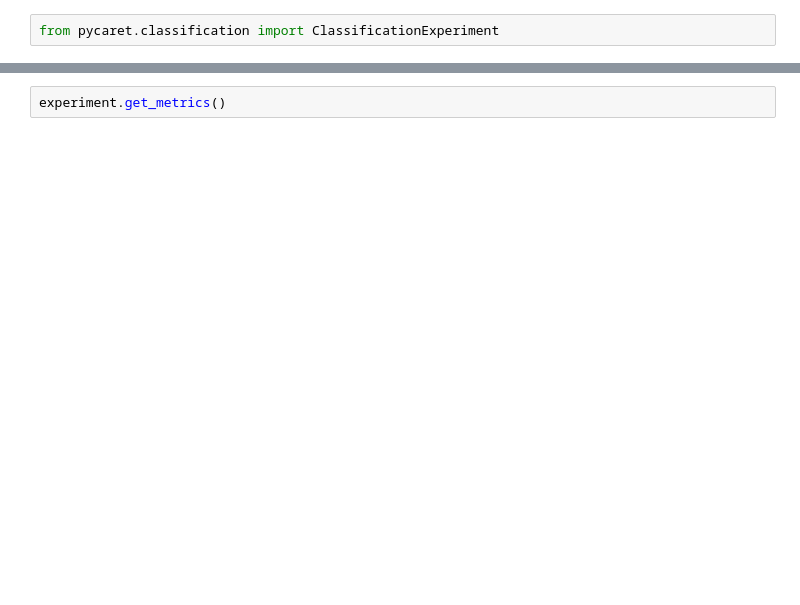
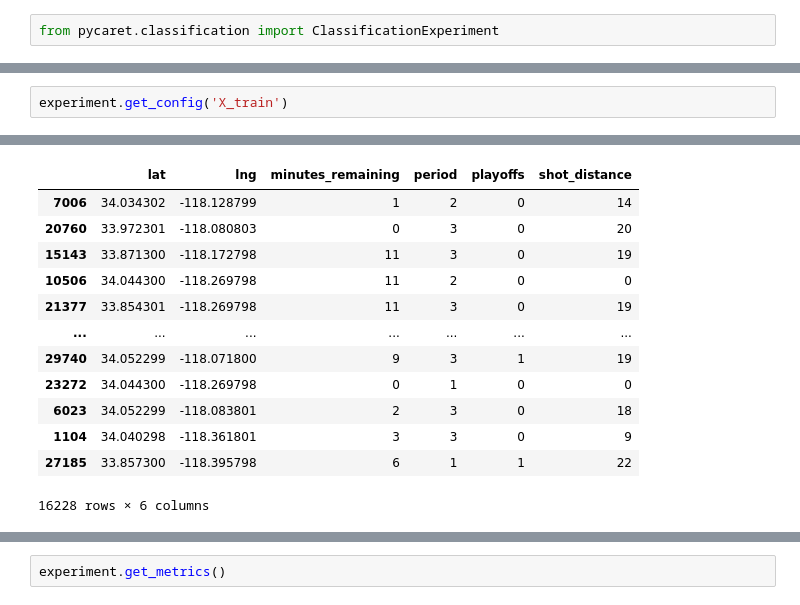
Before and after one commit to thealexandrelara/project-infnet-engenharia-de-machine-learning, a Jupyter notebook: notebooks/model_training.ipynb, the cells around one changed output, grey strips where cells are left out. Drawn from its saved outputs; the diff is of its cells as text; blank space fills up the shorter version.

```diff
--- a/notebooks/model_training.ipynb
+++ b/notebooks/model_training.ipynb
@@ -80,3 +81,6 @@ experiment.setup(
 [interactive output not drawn]
 [interactive output not drawn]
 <pycaret.classification.oop.ClassificationExperiment object at 0x...>
+# %%
+experiment.get_config('X_train')
+# %% [output]
@@ -82,0 +88,13 @@ experiment.setup(
+|  | lat | lng | minutes_remaining | period | playoffs | shot_distance |
+| 7006 | 34.034302 | -118.128799 | 1 | 2 | 0 | 14 |
+| 20760 | 33.972301 | -118.080803 | 0 | 3 | 0 | 20 |
+| 15143 | 33.871300 | -118.172798 | 11 | 3 | 0 | 19 |
+| 10506 | 34.044300 | -118.269798 | 11 | 2 | 0 | 0 |
+| 21377 | 33.854301 | -118.269798 | 11 | 3 | 0 | 19 |
+| ... | ... | ... | ... | ... | ... | ... |
+| 29740 | 34.052299 | -118.071800 | 9 | 3 | 1 | 19 |
+| 23272 | 34.044300 | -118.269798 | 0 | 1 | 0 | 0 |
+| 6023 | 34.052299 | -118.083801 | 2 | 3 | 0 | 18 |
+| 1104 | 34.040298 | -118.361801 | 3 | 3 | 0 | 9 |
+| 27185 | 33.857300 | -118.395798 | 6 | 1 | 1 | 22 |
+16228 rows × 6 columns
```
Also changed, not shown: parts of 7 cells of this notebook, 8 other files.
